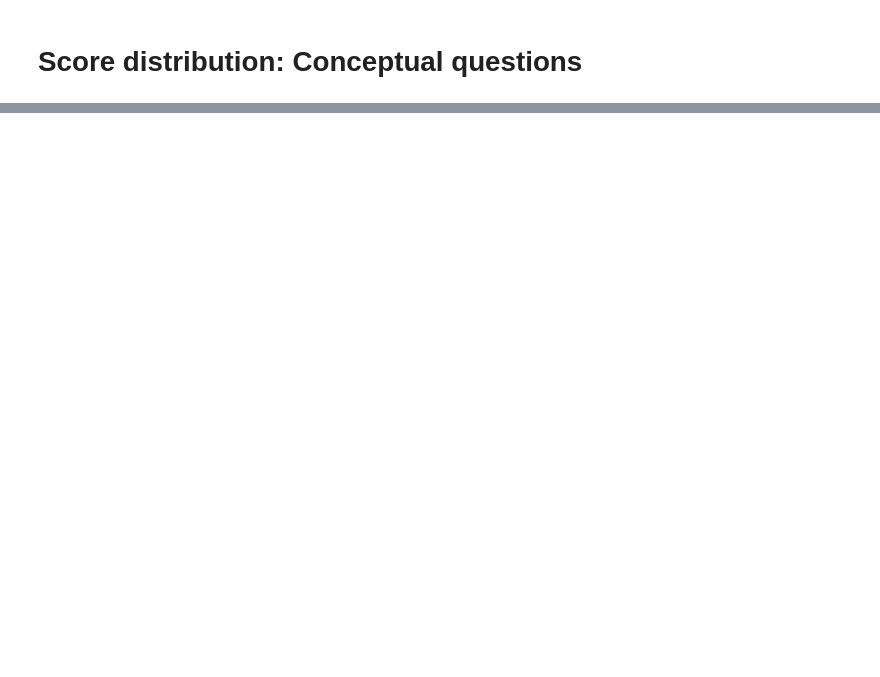
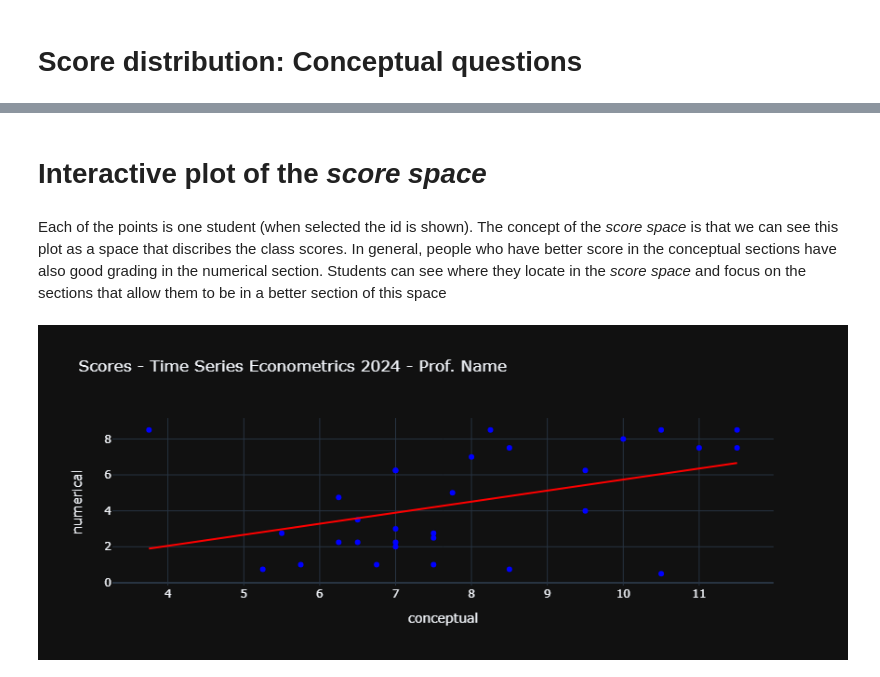
Before and after one commit to JuanDiegoZapataDiaz/A-visual-analysis-of-grades, a Jupyter notebook: Examn_analysis.ipynb, the cells around one changed output, grey strips where cells are left out. Cells and saved outputs as stored; diff of their text form; code cells hidden in the pictures; blank space fills up the shorter version.

```diff
--- a/Examn_analysis.ipynb
+++ b/Examn_analysis.ipynb
@@ -45,0 +61,4 @@ plt.show()
+# %% [markdown]
+# Interactive plot of the *score space*
+# %% [markdown]
+Each of the points is one student (when selected the id is shown). The concept of the *score space* is that we can see this plot as a space that discribes the class scores. In general, people who have better score in the conceptual sections have also good grading in the numerical section. Students can see where they locate in the *score space* and focus on the sections that allow them to be in a better section of this space
@@ -45,0 +67,11 @@ plt.show()
+# %%
+# Crear un gráfico de regresión lineal con Plotly Express
+fig = px.scatter(pc1, x='conceptual', y='numerical', trendline='ols', hover_name=pc1.id ,title='Scores - Time Series Econometrics 2024 - Prof. Name')
+fig.update_traces(line=dict(color='red'))
+fig.update_traces(marker=dict(color='blue'))
+# Personalizar el estilo del gráfico
+fig.update_layout(template='plotly_dark')
+fig.show()
+plt.show()
+# %% [output]
+[figure, added]
```
Also changed, not shown: parts of 8 cells of this notebook, 1 other file.
